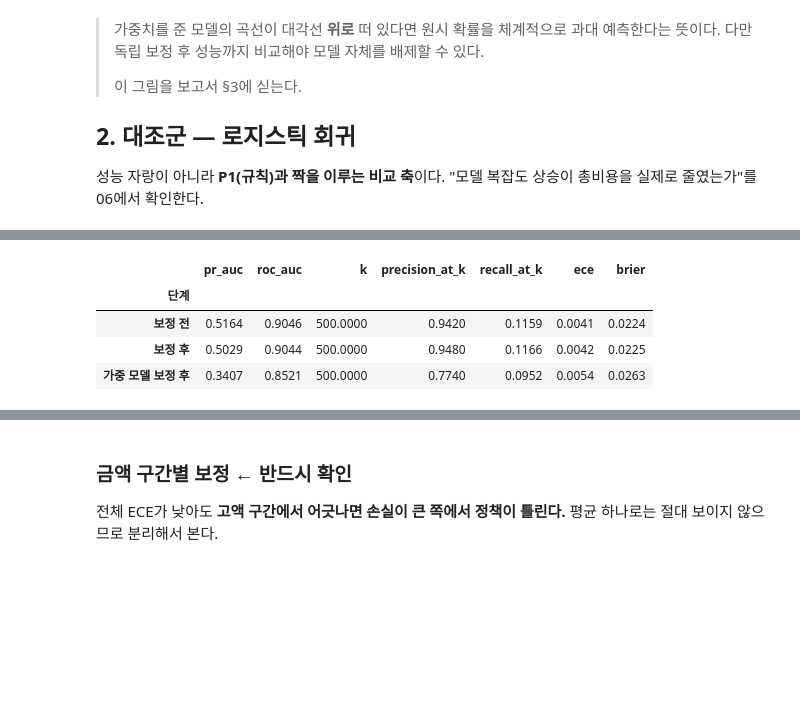
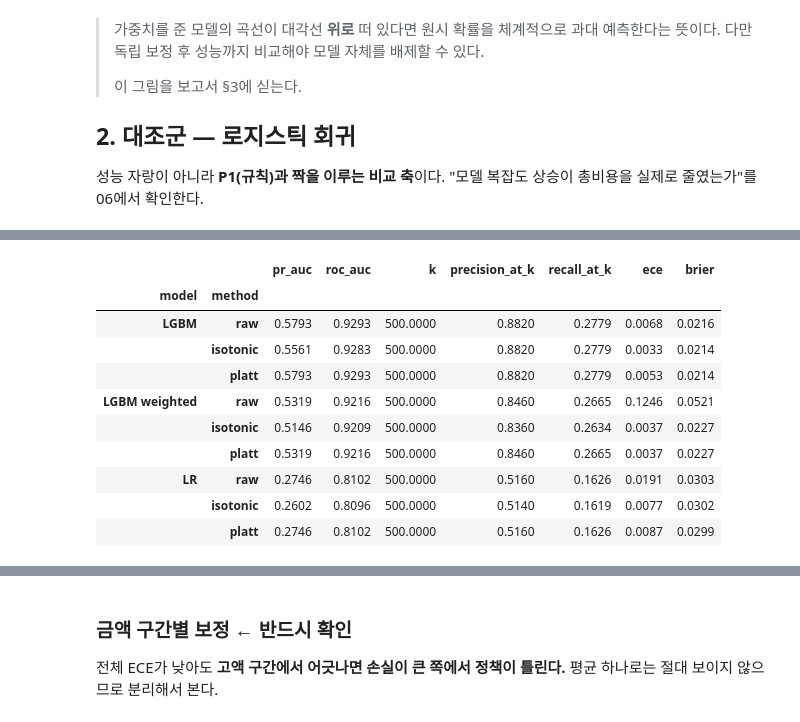
Before and after one commit to rhys3680-cell/fraud-detection-report, a Jupyter notebook: notebooks/05_model.ipynb, the cells around one changed output, grey strips where cells are left out. Cells and saved outputs as stored; diff of their text form; code cells hidden in the pictures; blank space fills up the shorter version.

```diff
--- a/notebooks/05_model.ipynb
+++ b/notebooks/05_model.ipynb
@@ -97,15 +92,16 @@ task: <Task pending name='Task-220' coro=<Kernel.shell_main() running at C:\frau
 LGB_PARAMS = dict(
     objective="binary", learning_rate=0.03, num_leaves=127,
     min_child_samples=80, feature_fraction=0.6, bagging_fraction=0.8,
-    bagging_freq=1, lambda_l2=1.0, verbose=-1,
+    bagging_freq=1, lambda_l2=1.0, metric="auc", verbose=-1,
     seed=config.RANDOM_SEED, n_jobs=-1,
 )
 
-def fit_lgb(params, tr_mask, va_mask=None, n_rounds=2000):
-    ds_tr = lgb.Dataset(X[tr_mask], y[tr_mask])
+def fit_lgb(params, tr_mask, va_mask=None, n_rounds=2000, dataframe=None):
+    dataframe = X if dataframe is None else dataframe
+    ds_tr = lgb.Dataset(dataframe[tr_mask], y[tr_mask])
     if va_mask is None:
         return lgb.train(params, ds_tr, num_boost_round=n_rounds)
-    ds_va = lgb.Dataset(X[va_mask], y[va_mask], reference=ds_tr)
+    ds_va = lgb.Dataset(dataframe[va_mask], y[va_mask], reference=ds_tr)
     return lgb.train(params, ds_tr, num_boost_round=n_rounds, valid_sets=[ds_va],
                      callbacks=[lgb.early_stopping(100, verbose=False),
                                 lgb.log_evaluation(200)])
@@ -174,7 +171,7 @@ num_cols = [c for c in X_cols if X[c].dtype.kind in "fiub"][:80]  # 상위 80개
 lr = make_pipeline(
     SimpleImputer(strategy="median"),
     StandardScaler(),
-    LogisticRegression(max_iter=1000, C=0.1, n_jobs=-1),
+    LogisticRegression(max_iter=1000, C=0.1),
 )
 lr.fit(X.loc[sp.train, num_cols], y[sp.train])
 p_lr = lr.predict_proba(X.loc[sp.calib, num_cols])[:, 1]
@@ -200,24 +197,71 @@ Wall time: 24.5 s
 # %%
-iso = IsotonicRegression(out_of_bounds="clip", y_min=0, y_max=1).fit(p_plain, y_calib)
-iso_weighted = IsotonicRegression(out_of_bounds="clip", y_min=0, y_max=1).fit(p_weighted, y_calib)
-iso_lr = IsotonicRegression(out_of_bounds="clip", y_min=0, y_max=1).fit(p_lr, y_calib)
+def _logit_score(prob):
+    prob = np.clip(np.asarray(prob), 1e-6, 1 - 1e-6)
+    return np.log(prob / (1 - prob)).reshape(-1, 1)
+
+calib_time = feat.loc[sp.calib, TIME_COL].to_numpy()
+calib_mid = np.median(calib_time)
+cal_fit = calib_time <= calib_mid
+cal_select = ~cal_fit
+
+def select_calibration(p_calib, p_test, model_name):
+    iso = IsotonicRegression(out_of_bounds="clip", y_min=0, y_max=1)
+    iso.fit(p_calib[cal_fit], y_calib[cal_fit])
+    platt = LogisticRegression(C=1e6, max_iter=1000)
+    platt.fit(_logit_score(p_calib[cal_fit]), y_calib[cal_fit])
+
+    candidates = {
+        "raw": p_calib[cal_select],
+        "isotonic": iso.predict(p_calib[cal_select]),
+        "platt": platt.predict_proba(_logit_score(p_calib[cal_select]))[:, 1],
+    }
+    rows = [{"model": model_name, "method": method,
+             **evaluate.model_report(y_calib[cal_select], pred, k=500)}
+            for method, pred in candidates.items()]
+    table = pd.DataFrame(rows)
+    chosen = table.sort_values(["brier", "ece"]).iloc[0]["method"]
+
+    if chosen == "raw":
+        return np.asarray(p_test), table, chosen
+    if chosen == "isotonic":
+        final = IsotonicRegression(out_of_bounds="clip", y_min=0, y_max=1)
+        final.fit(p_calib, y_calib)
+        return final.predict(p_test), table, chosen
+    final = LogisticRegression(C=1e6, max_iter=1000)
+    final.fit(_logit_score(p_calib), y_calib)
+    return final.predict_proba(_logit_score(p_test))[:, 1], table, chosen
 
 p_test_raw = m_plain.predict(X[sp.test])
-p_test_cal = iso.predict(p_test_raw)
-p_test_weighted_cal = iso_weighted.predict(m_weighted.predict(X[sp.test]))
-p_test_lr_cal = iso_lr.predict(lr.predict_proba(X.loc[sp.test, num_cols])[:, 1])
+p_test_weighted_raw = m_weighted.predict(X[sp.test])
+p_test_lr_raw = lr.predict_proba(X.loc[sp.test, num_cols])[:, 1]
+p_test_cal, cal_plain, chosen_plain = select_calibration(p_plain, p_test_raw, "LGBM")
+p_test_weighted_cal, cal_weighted, chosen_weighted = select_calibration(
+    p_weighted, p_test_weighted_raw, "LGBM weighted"
+)
+p_test_lr_cal, cal_lr, chosen_lr = select_calibration(p_lr, p_test_lr_raw, "LR")
 y_test = y[sp.test]
 amt_test = amount[sp.test]
 
+selection = pd.concat([cal_plain, cal_weighted, cal_lr], ignore_index=True)
+display(selection.set_index(["model", "method"]).style.format("{:.4f}"))
+print(f"선택: LGBM={chosen_plain}, weighted={chosen_weighted}, LR={chosen_lr}")
+
 rep = pd.DataFrame([
-    {"단계": "보정 전", **evaluate.model_report(y_test, p_test_raw, k=500)},
-    {"단계": "보정 후", **evaluate.model_report(y_test, p_test_cal, k=500)},
-    {"단계": "가중 모델 보정 후", **evaluate.model_report(y_test, p_test_weighted_cal, k=500)},
+    {"단계": "LGBM raw", **evaluate.model_report(y_test, p_test_raw, k=500)},
+    {"단계": f"LGBM selected ({chosen_plain})", **evaluate.model_report(y_test, p_test_cal, k=500)},
+    {"단계": f"weighted selected ({chosen_weighted})", **evaluate.model_report(y_test, p_test_weighted_cal, k=500)},
+    {"단계": f"LR selected ({chosen_lr})", **evaluate.model_report(y_test, p_test_lr_cal, k=500)},
 ]).set_index("단계")
 display(rep.style.format("{:.4f}"))
 # %% [output]
-|  | pr_auc | roc_auc | k | precision_at_k | recall_at_k | ece | brier |
-| 단계 |  |  |  |  |  |  |  |
-| 보정 전 | 0.5164 | 0.9046 | 500.0000 | 0.9420 | 0.1159 | 0.0041 | 0.0224 |
-| 보정 후 | 0.5029 | 0.9044 | 500.0000 | 0.9480 | 0.1166 | 0.0042 | 0.0225 |
-| 가중 모델 보정 후 | 0.3407 | 0.8521 | 500.0000 | 0.7740 | 0.0952 | 0.0054 | 0.0263 |
+|  |  | pr_auc | roc_auc | k | precision_at_k | recall_at_k | ece | brier |
+| model | method |  |  |  |  |  |  |  |
+| LGBM | raw | 0.5793 | 0.9293 | 500.0000 | 0.8820 | 0.2779 | 0.0068 | 0.0216 |
+|  | isotonic | 0.5561 | 0.9283 | 500.0000 | 0.8820 | 0.2779 | 0.0033 | 0.0214 |
+|  | platt | 0.5793 | 0.9293 | 500.0000 | 0.8820 | 0.2779 | 0.0053 | 0.0214 |
+| LGBM weighted | raw | 0.5319 | 0.9216 | 500.0000 | 0.8460 | 0.2665 | 0.1246 | 0.0521 |
+|  | isotonic | 0.5146 | 0.9209 | 500.0000 | 0.8360 | 0.2634 | 0.0037 | 0.0227 |
+|  | platt | 0.5319 | 0.9216 | 500.0000 | 0.8460 | 0.2665 | 0.0037 | 0.0227 |
+| LR | raw | 0.2746 | 0.8102 | 500.0000 | 0.5160 | 0.1626 | 0.0191 | 0.0303 |
+|  | isotonic | 0.2602 | 0.8096 | 500.0000 | 0.5140 | 0.1619 | 0.0077 | 0.0302 |
+|  | platt | 0.2746 | 0.8102 | 500.0000 | 0.5160 | 0.1626 | 0.0087 | 0.0299 |
```
Also changed, not shown: parts of 14 cells of this notebook, 1 other file.
